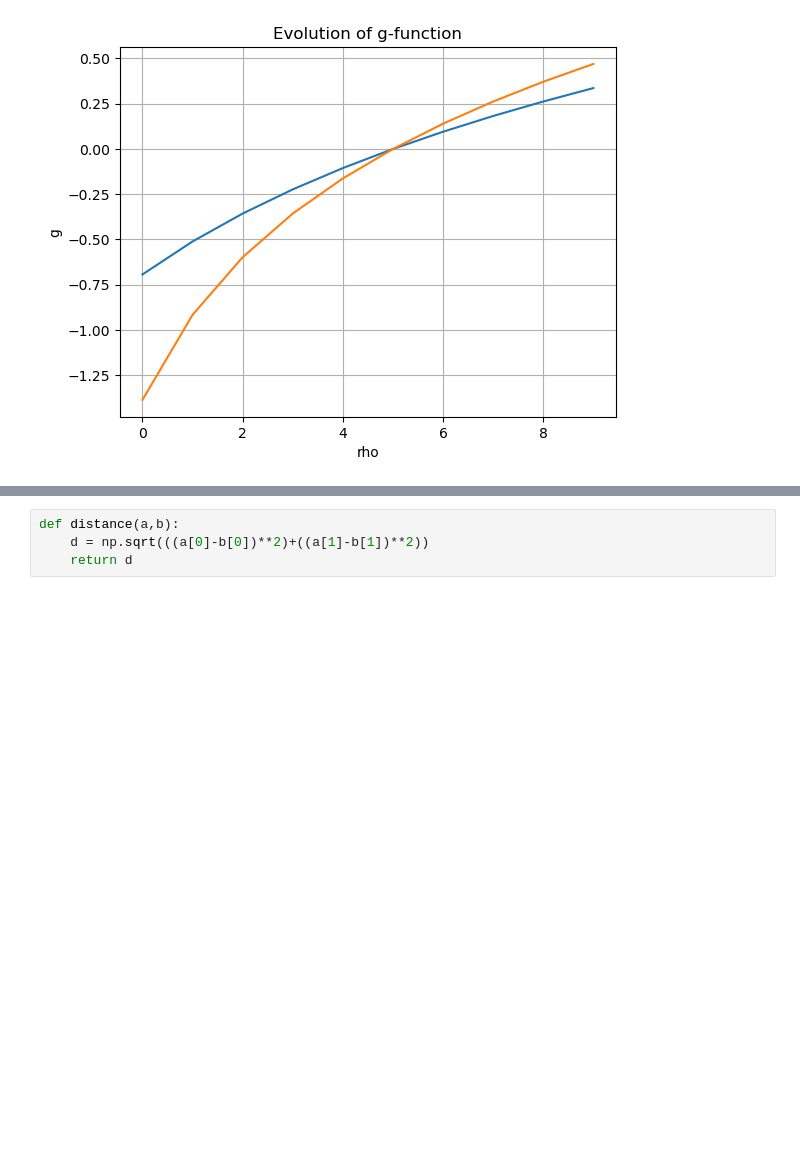
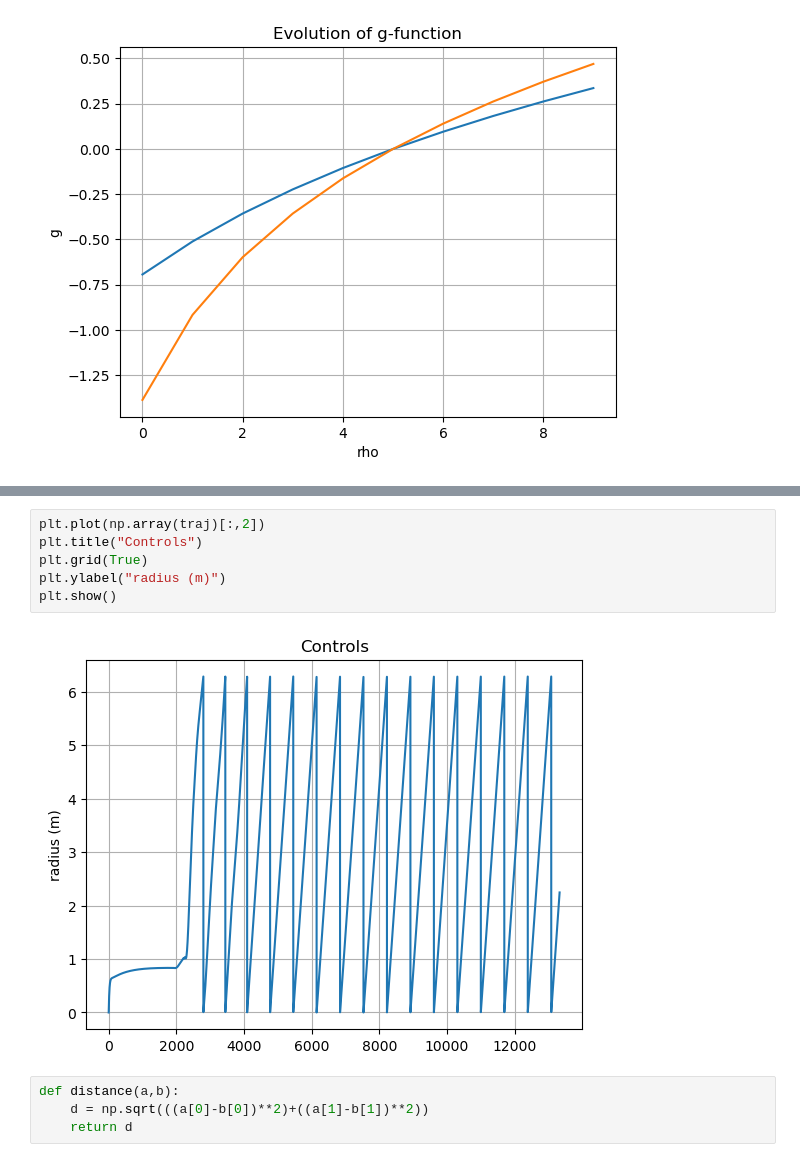
Before and after one commit to kiredoo/crazyflie-basics, a Jupyter notebook: isaac_ws/cyclic.ipynb, the cells around one changed output, grey strips where cells are left out. Saved outputs shown, nothing was run; the diff lists cells and outputs as text; blank space fills up the shorter version.

```diff
--- a/isaac_ws/cyclic.ipynb
+++ b/isaac_ws/cyclic.ipynb
@@ -444,3 +614,11 @@ Velocity :  0.1
+# %%
+plt.plot(np.array(traj)[:,2])
+plt.title("Controls")
+plt.grid(True)
+plt.ylabel("radius (m)")
+plt.show()
+# %% [output]
+[figure, added]
 # %%
 def distance(a,b):
     d = np.sqrt(((a[0]-b[0])**2)+((a[1]-b[1])**2))
```
Also changed, not shown: parts of 17 cells of this notebook.
